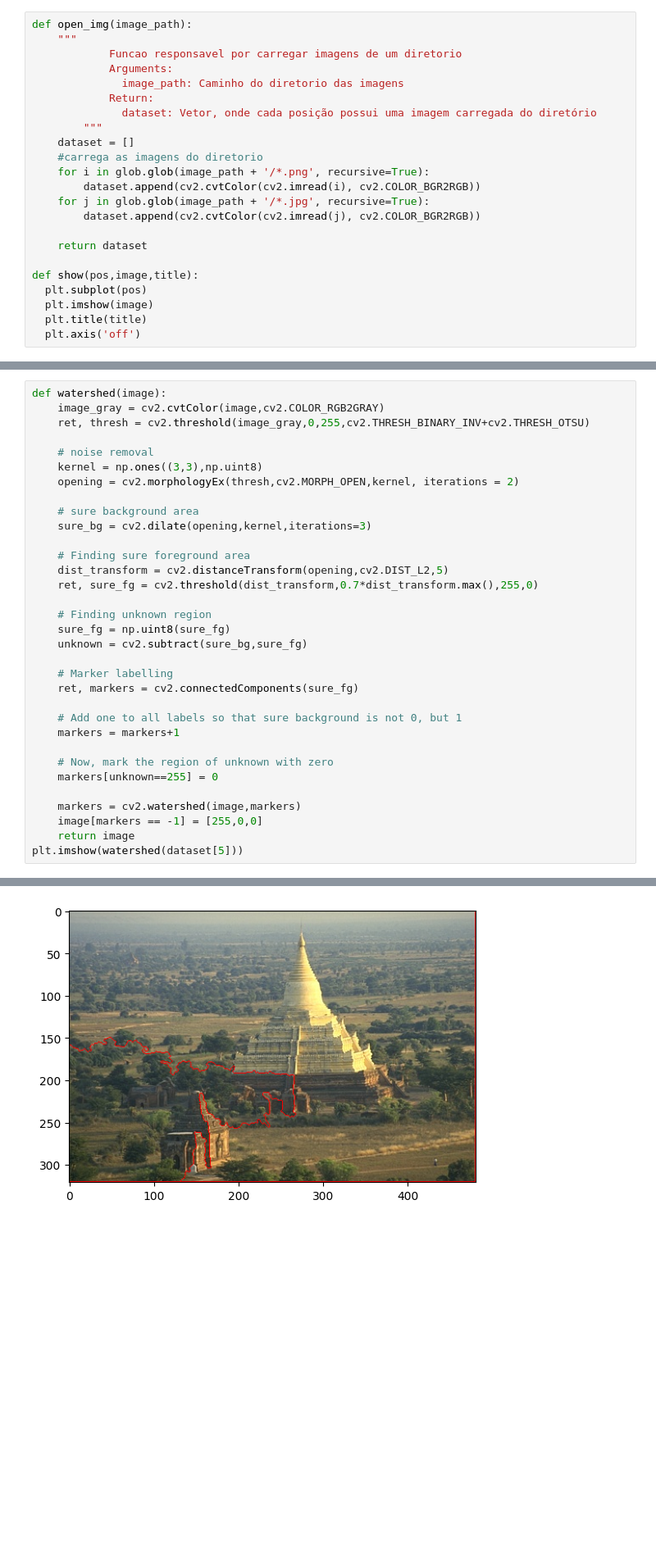
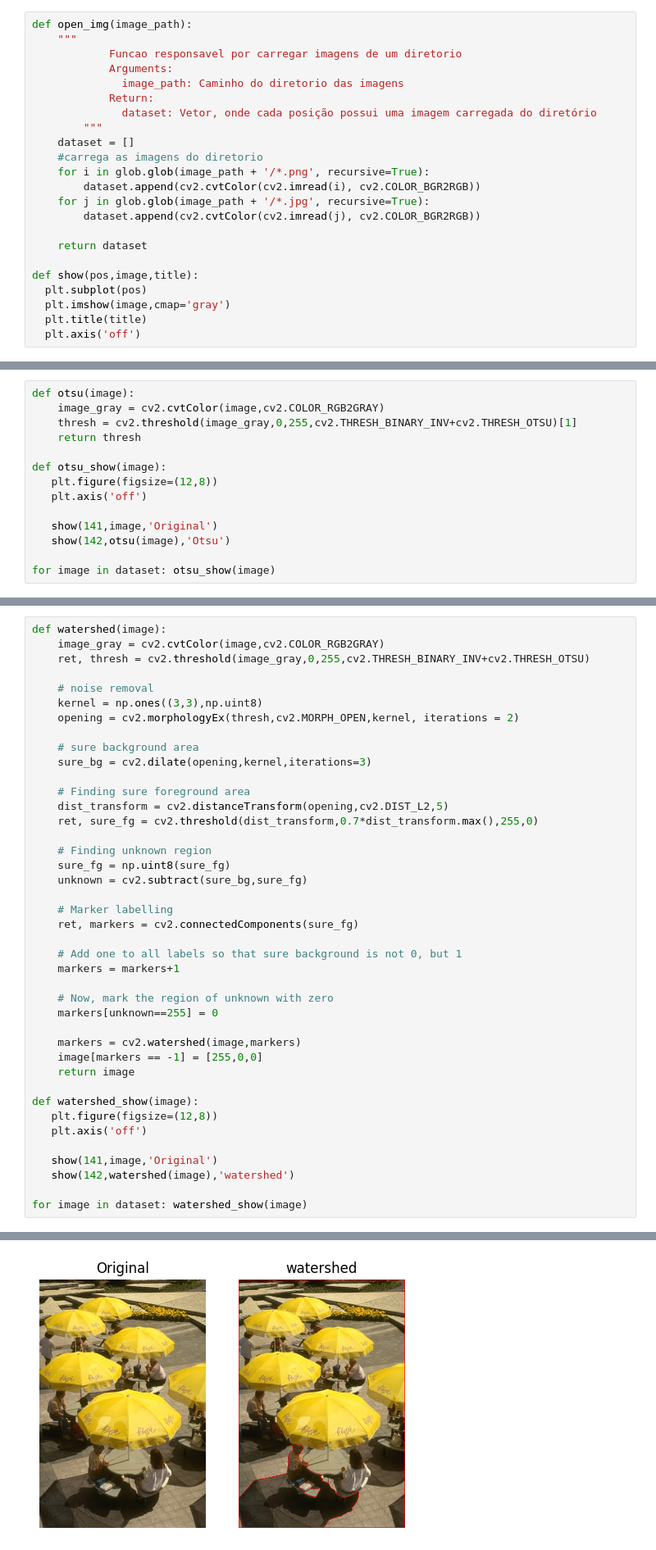
Before and after one commit to stefaneadna/digital-image-processing, a Jupyter notebook: Segmentation/segmentation.ipynb, the cells around one changed output, grey strips where cells are left out. Shown at 82% size. Drawn from its saved outputs; the diff is of its cells as text; blank space fills up the shorter version.

```diff
--- a/Segmentation/segmentation.ipynb
+++ b/Segmentation/segmentation.ipynb
@@ -29,7 +29,7 @@ def open_img(image_path):
 
 def show(pos,image,title):
   plt.subplot(pos)
-  plt.imshow(image)
+  plt.imshow(image,cmap='gray')
   plt.title(title)
   plt.axis('off')
 # %%
@@ -41,0 +72,14 @@ plt.imshow(image,cmap='gray')
+# %%
+def otsu(image):
+    image_gray = cv2.cvtColor(image,cv2.COLOR_RGB2GRAY)
+    thresh = cv2.threshold(image_gray,0,255,cv2.THRESH_BINARY_INV+cv2.THRESH_OTSU)[1]
+    return thresh
+
+def otsu_show(image):
+   plt.figure(figsize=(12,8))
+   plt.axis('off')
+
+   show(141,image,'Original')
+   show(142,otsu(image),'Otsu')
+
+for image in dataset: otsu_show(image)
@@ -71,5 +122,13 @@ def watershed(image):
     markers = cv2.watershed(image,markers)
     image[markers == -1] = [255,0,0]
     return image
-plt.imshow(watershed(dataset[5]))
+
+def watershed_show(image):
+   plt.figure(figsize=(12,8))
+   plt.axis('off')
+
+   show(141,image,'Original')
+   show(142,watershed(image),'watershed')
+
+for image in dataset: watershed_show(image)
 # %% [output]
@@ -77 +135 @@ plt.imshow(watershed(dataset[5]))
-[figure, old version]
+[figure, new version]
```
Also changed, not shown: parts of 5 cells of this notebook.
